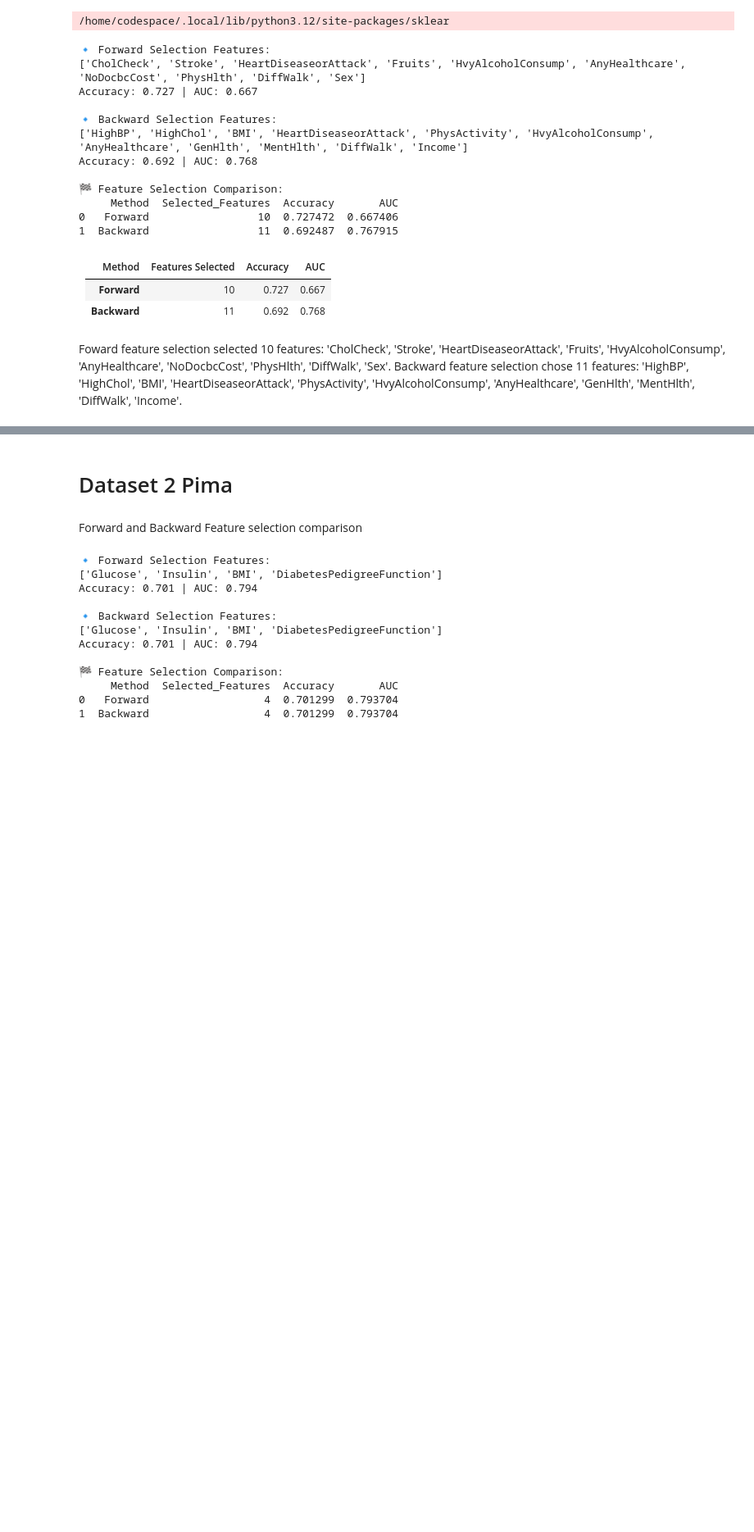
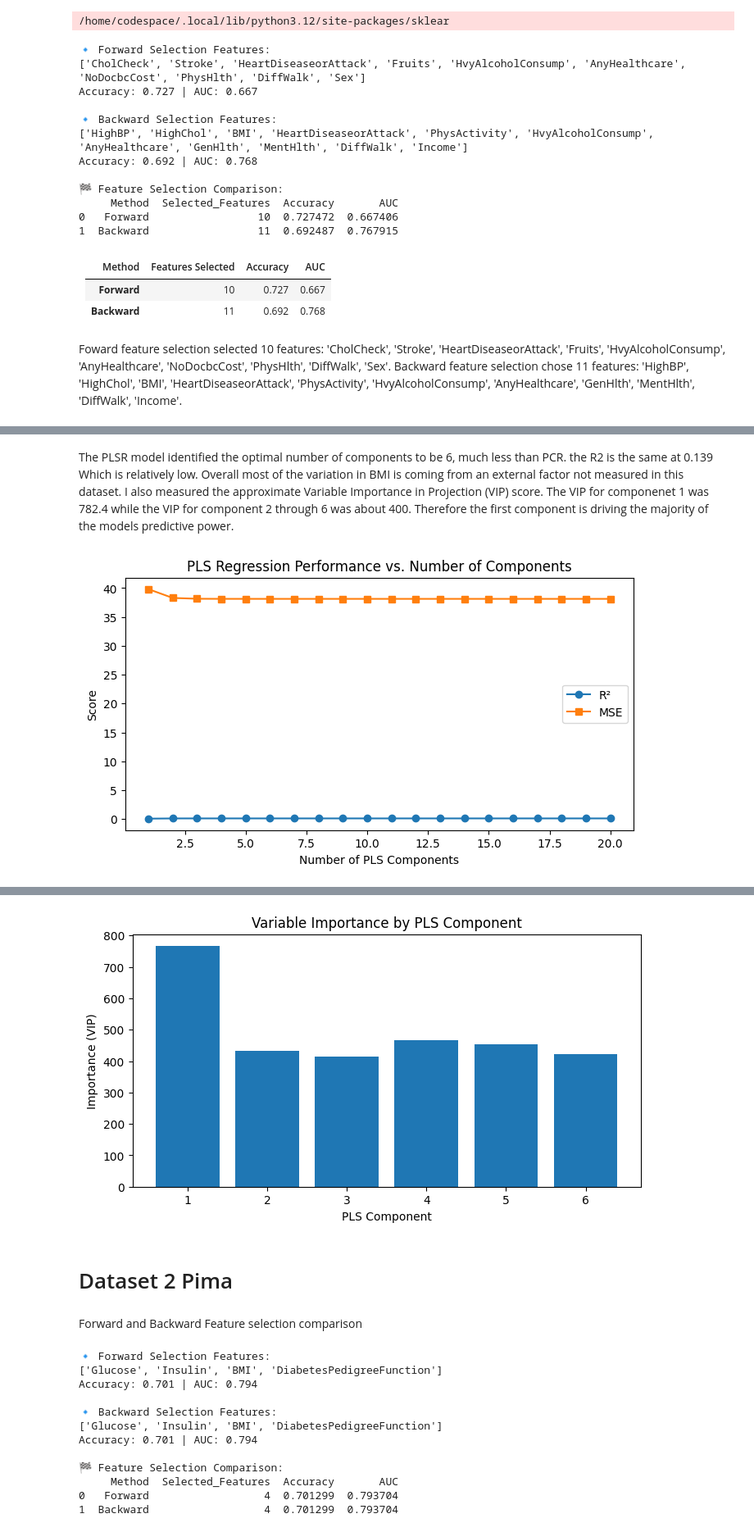
Before and after one commit to rain-dimen/Data-Science-Capstone_Fall-2025, a Jupyter notebook: Capstone-Wk3-JupyterNotebook-Dimen-Rain.ipynb, the cells around one changed output, grey strips where cells are left out. Shown at 82% size. Drawn from its saved outputs; the diff is of its cells as text; code cells hidden in the pictures; blank space fills up the shorter version.

```diff
--- a/Capstone-Wk3-JupyterNotebook-Dimen-Rain.ipynb
+++ b/Capstone-Wk3-JupyterNotebook-Dimen-Rain.ipynb
@@ -358,0 +550,77 @@ Foward feature selection selected 10 features: 'CholCheck', 'Stroke', 'HeartDise
+# %% [markdown]
+The PLSR model identified the optimal number of components to be 6, much less than PCR. the R2 is the same at 0.139 Which is relatively low. Overall most of the variation in BMI is coming from an external factor not measured in this dataset. I also measured the approximate Variable Importance in Projection (VIP) score. The VIP for componenet 1 was 782.4 while the VIP for component 2 through 6 was about 400. Therefore the first component is driving the majority of the models predictive power.
+# %%
+# --- Partial Least Squares Regression (PLSR) --- dataset 1 - deleted diabetes column
+
+import numpy as np
+import pandas as pd
+from sklearn.model_selection import train_test_split, cross_val_score
+from sklearn.preprocessing import StandardScaler
+from sklearn.cross_decomposition import PLSRegression
+from sklearn.metrics import r2_score, mean_squared_error
+import matplotlib.pyplot as plt
+
+# --- 1. Prepare data ---
+X = df.drop(columns=['BMI', 'Diabetes_012'])
+y = df['BMI']
+
+# --- 2. Scale predictors ---
+scaler = StandardScaler()
+X_scaled = scaler.fit_transform(X)
+
+# --- 3. Train-test split ---
+X_train, X_test, y_train, y_test = train_test_split(
+    X_scaled, y, test_size=0.2, random_state=42
+)
+
+# --- 4. Tune number of components ---
+n_components = np.arange(1, X.shape[1] + 1)
+r2_scores = []
+mse_scores = []
+
+for n in n_components:
+    pls = PLSRegression(n_components=n)
+    pls.fit(X_train, y_train)
+    y_pred = pls.predict(X_test)
+    r2_scores.append(r2_score(y_test, y_pred))
+    mse_scores.append(mean_squared_error(y_test, y_pred))
+
+# --- 5. Plot performance ---
+plt.figure(figsize=(8,4))
+plt.plot(n_components, r2_scores, marker='o', label='R²')
+plt.plot(n_components, mse_scores, marker='s', label='MSE')
+plt.xlabel('Number of PLS Components')
+plt.ylabel('Score')
+plt.title('PLS Regression Performance vs. Number of Components')
+plt.legend()
+plt.show()
+
+# --- 6. Optimal number of components ---
+best_n = n_components[np.argmax(r2_scores)]
+print(f"Optimal number of components: {best_n}")
+print(f"Best R²: {max(r2_scores):.3f}")
+print(f"Best MSE: {min(mse_scores):.3f}")
+
+# --- 7. Refit final model ---
+pls_final = PLSRegression(n_components=best_n)
+pls_final.fit(X_train, y_train)
+y_pred_final = pls_final.predict(X_test)
+
+print("\nFinal Model Performance:")
+print(f"R²: {r2_score(y_test, y_pred_final):.3f}")
+print(f"MSE: {mean_squared_error(y_test, y_pred_final):.3f}")
+
+# --- 8. Inspect variable importance (VIP approximation) ---
+vip_scores = np.sqrt(np.sum(pls_final.x_scores_**2, axis=0))
+vip_df = pd.DataFrame({'Component': np.arange(1, best_n+1), 'VIP': vip_scores})
+print("\nComponent Importance (VIP Approximation):")
+print(vip_df)
+
+plt.figure(figsize=(8,4))
+plt.bar(np.arange(1, best_n+1), vip_scores)
+plt.xlabel('PLS Component')
+plt.ylabel('Importance (VIP)')
+plt.title('Variable Importance by PLS Component')
+plt.show()
+# %% [output]
+[figure, added]
@@ -359,3 +643,4 @@ Foward feature selection selected 10 features: 'CholCheck', 'Stroke', 'HeartDise
+[figure, added]
 # %% [markdown]
 # Dataset 2 Pima
 # %% [markdown]
```
Also changed, not shown: parts of 15 cells of this notebook.
